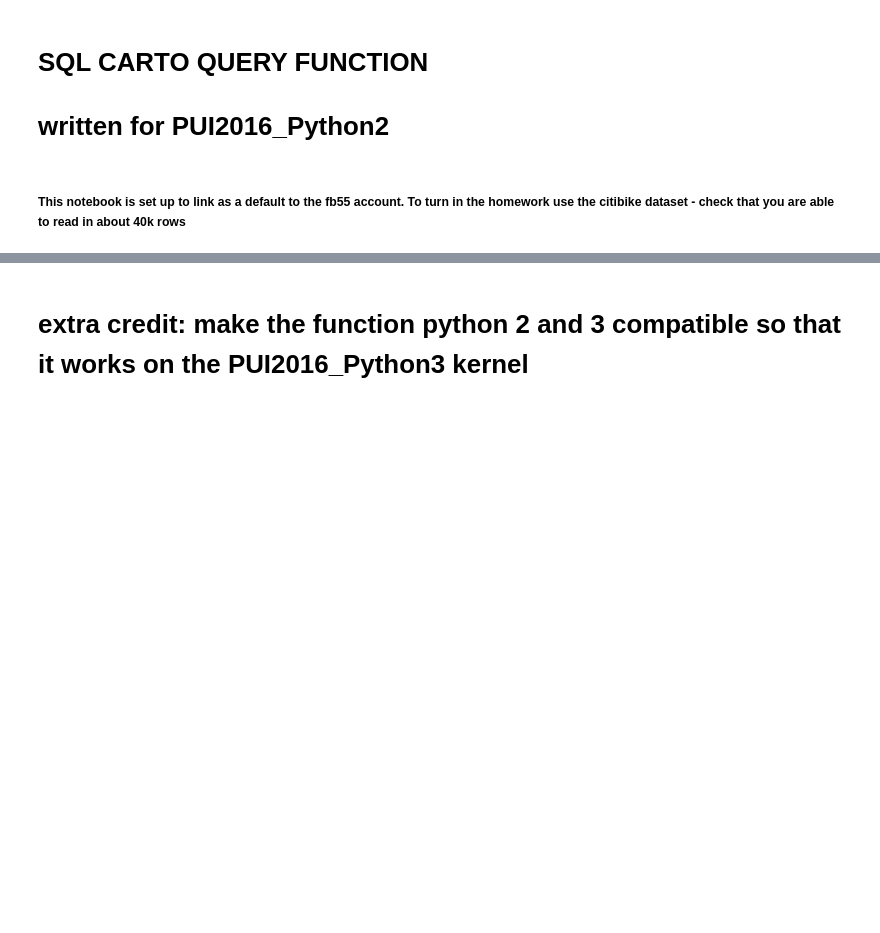
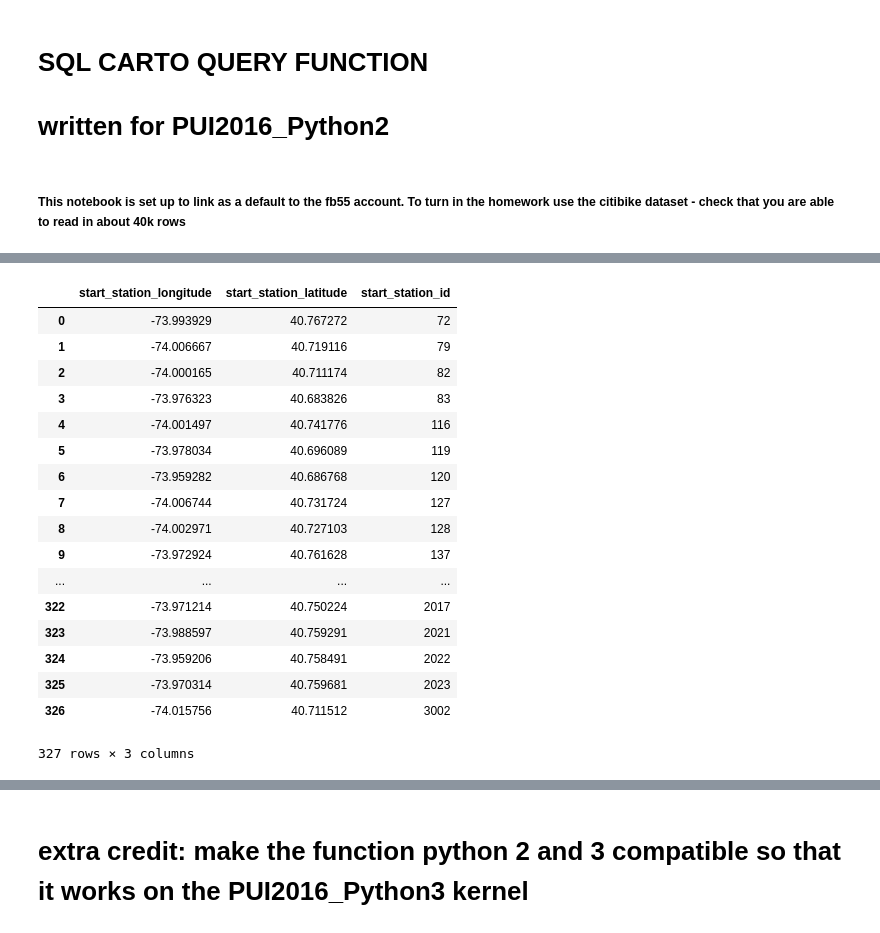
Before and after one commit to sucream1004/PUI2018_kp2393, a Jupyter notebook: HW6_kp2393/Assignment2_kp2393.ipynb, the cells around one changed output, grey strips where cells are left out. Cells and saved outputs as stored; diff of their text form; code cells hidden in the pictures; blank space fills up the shorter version.

```diff
--- a/HW6_kp2393/Assignment2_kp2393.ipynb
+++ b/HW6_kp2393/Assignment2_kp2393.ipynb
@@ -63,0 +266,29 @@ pd.read_csv(StringIO.StringIO(queryCartoDB(test)), sep=',')
+# %%
+# Showing the list of start station locations
+test = '''
+SELECT start_station_longitude, start_station_latitude, start_station_id
+FROM fb55.citibike
+GROUP BY start_station_longitude, start_station_latitude, start_station_id
+ORDER BY start_station_id
+'''
+
+gg()
+# %% [output]
+|  | start_station_longitude | start_station_latitude | start_station_id |
+| 0 | -73.993929 | 40.767272 | 72 |
+| 1 | -74.006667 | 40.719116 | 79 |
+| 2 | -74.000165 | 40.711174 | 82 |
+| 3 | -73.976323 | 40.683826 | 83 |
+| 4 | -74.001497 | 40.741776 | 116 |
+| 5 | -73.978034 | 40.696089 | 119 |
+| 6 | -73.959282 | 40.686768 | 120 |
+| 7 | -74.006744 | 40.731724 | 127 |
+| 8 | -74.002971 | 40.727103 | 128 |
+| 9 | -73.972924 | 40.761628 | 137 |
+| ... | ... | ... | ... |
+| 322 | -73.971214 | 40.750224 | 2017 |
+| 323 | -73.988597 | 40.759291 | 2021 |
+| 324 | -73.959206 | 40.758491 | 2022 |
+| 325 | -73.970314 | 40.759681 | 2023 |
+| 326 | -74.015756 | 40.711512 | 3002 |
+327 rows × 3 columns
```
Also changed, not shown: parts of 22 cells of this notebook, 1 other file.
